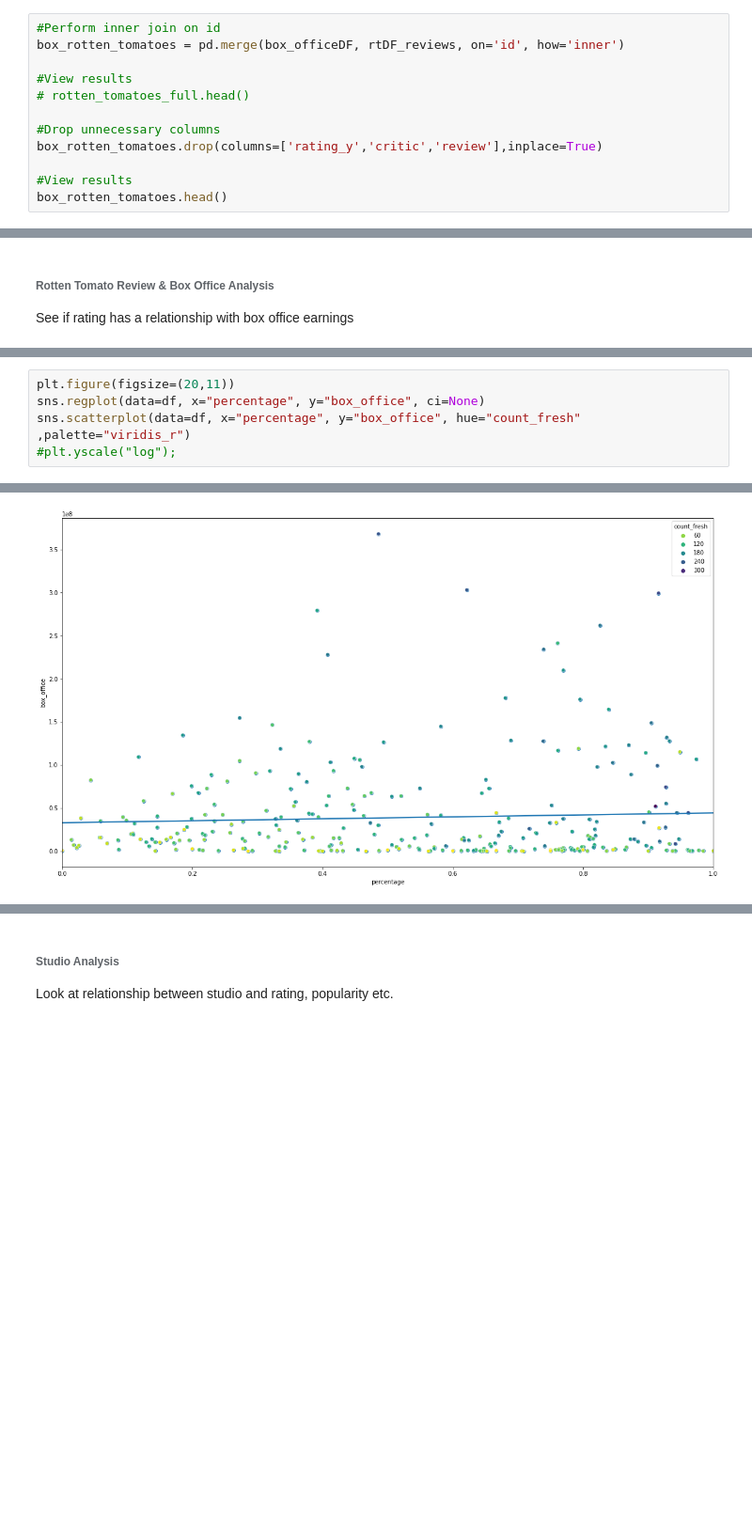
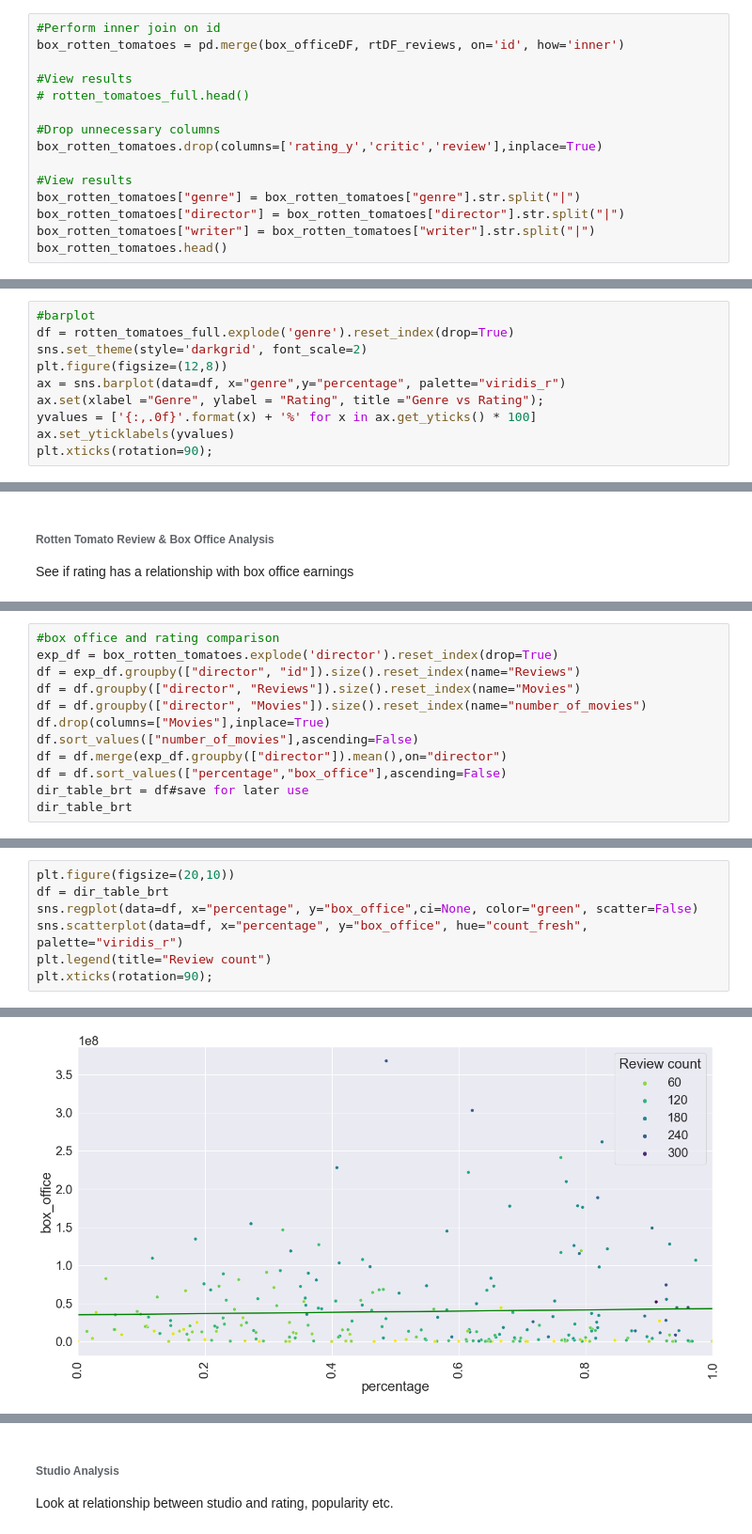
Before and after one commit to Brandon-Meyer0/git-dat-money, a Jupyter notebook: Capstone Group 1A.ipynb, the cells around one changed output, grey strips where cells are left out. Shown at 94% size. Drawn from its saved outputs; the diff is of its cells as text; blank space fills up the shorter version.

```diff
--- a/Capstone Group 1A.ipynb
+++ b/Capstone Group 1A.ipynb
@@ -643,6 +644,9 @@ box_rotten_tomatoes = pd.merge(box_officeDF, rtDF_reviews, on='id', how='inner')
 box_rotten_tomatoes.drop(columns=['rating_y','critic','review'],inplace=True)
 
 #View results
+box_rotten_tomatoes["genre"] = box_rotten_tomatoes["genre"].str.split("|")
+box_rotten_tomatoes["director"] = box_rotten_tomatoes["director"].str.split("|")
+box_rotten_tomatoes["writer"] = box_rotten_tomatoes["writer"].str.split("|")
 box_rotten_tomatoes.head()
 # %% [output]
 |  | id | rating_x | genre | director | writer | theater_date | currency | box_office | runtime | fresh | ... |
@@ -709,3 +713,13 @@ df
 | Science Fiction and Fantasy | 66.373710 | 118.198805 | 0.547393 |
 | Horror | 56.070978 | 109.065842 | 0.465562 |
 | Television | 20.317949 | 92.405128 | 0.333333 |
+# %%
+#barplot
+df = rotten_tomatoes_full.explode('genre').reset_index(drop=True)
+sns.set_theme(style='darkgrid', font_scale=2)
+plt.figure(figsize=(12,8))
+ax = sns.barplot(data=df, x="genre",y="percentage", palette="viridis_r")
+ax.set(xlabel ="Genre", ylabel = "Rating", title ="Genre vs Rating");
+yvalues = ['{:,.0f}'.format(x) + '%' for x in ax.get_yticks() * 100]
+ax.set_yticklabels(yvalues)
+plt.xticks(rotation=90);
@@ -916,0 +933,12 @@ df
+# %%
+#box office and rating comparison
+exp_df = box_rotten_tomatoes.explode('director').reset_index(drop=True)
+df = exp_df.groupby(["director", "id"]).size().reset_index(name="Reviews")
+df = df.groupby(["director", "Reviews"]).size().reset_index(name="Movies")
+df = df.groupby(["director", "Movies"]).size().reset_index(name="number_of_movies")
+df.drop(columns=["Movies"],inplace=True)
+df.sort_values(["number_of_movies"],ascending=False)
+df = df.merge(exp_df.groupby(["director"]).mean(),on="director")
+df = df.sort_values(["percentage","box_office"],ascending=False)
+dir_table_brt = df#save for later use
+dir_table_brt
@@ -917,6 +959,8 @@ df
 # %%
-plt.figure(figsize=(20,11))
-sns.regplot(data=df, x="percentage", y="box_office", ci=None)
-sns.scatterplot(data=df, x="percentage", y="box_office", hue="count_fresh" ,palette="viridis_r")
-#plt.yscale("log");
+plt.figure(figsize=(20,10))
+df = dir_table_brt
+sns.regplot(data=df, x="percentage", y="box_office",ci=None, color="green", scatter=False)
+sns.scatterplot(data=df, x="percentage", y="box_office", hue="count_fresh", palette="viridis_r")
+plt.legend(title="Review count")
+plt.xticks(rotation=90);
 # %% [output]
@@ -924,2 +967,2 @@ sns.scatterplot(data=df, x="percentage", y="box_office", hue="count_fresh" ,pale
-[figure, old version]
+[figure, new version]
 # %%
```
Also changed, not shown: parts of 18 cells of this notebook.
